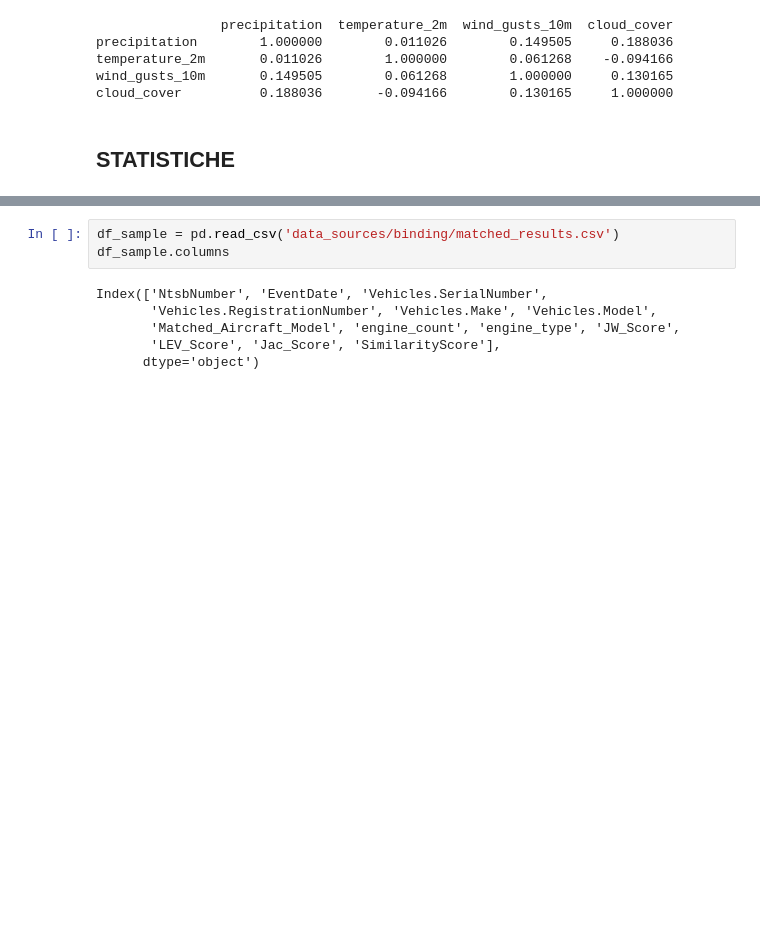
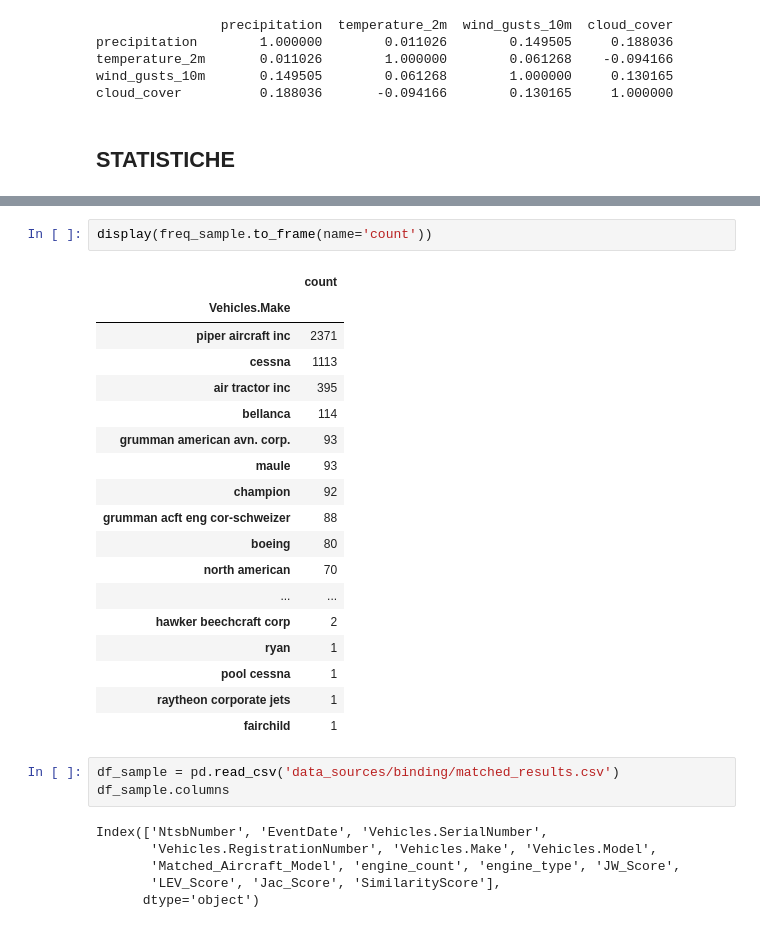
Before and after one commit to tratom/fcul-ipai-project, a Jupyter notebook: project.ipynb, the cells around one changed output, grey strips where cells are left out. Saved outputs shown, nothing was run; the diff lists cells and outputs as text; blank space fills up the shorter version.

```diff
--- a/project.ipynb
+++ b/project.ipynb
@@ -1127,3 +1200,24 @@ Name: count, Length: 3361, dtype: int64
+# %%
+display(freq_sample.to_frame(name='count'))
+# %% [output]
+|  | count |
+| Vehicles.Make |  |
+| piper aircraft inc | 2371 |
+| cessna | 1113 |
+| air tractor inc | 395 |
+| bellanca | 114 |
+| grumman american avn. corp. | 93 |
+| maule | 93 |
+| champion | 92 |
+| grumman acft eng cor-schweizer | 88 |
+| boeing | 80 |
+| north american | 70 |
+| ... | ... |
+| hawker beechcraft corp | 2 |
+| ryan | 1 |
+| pool cessna | 1 |
+| raytheon corporate jets | 1 |
+| fairchild | 1 |
 # %%
 df_sample = pd.read_csv('data_sources/binding/matched_results.csv')
 df_sample.columns
```
Also changed, not shown: parts of 6 cells of this notebook, 2 other files.
